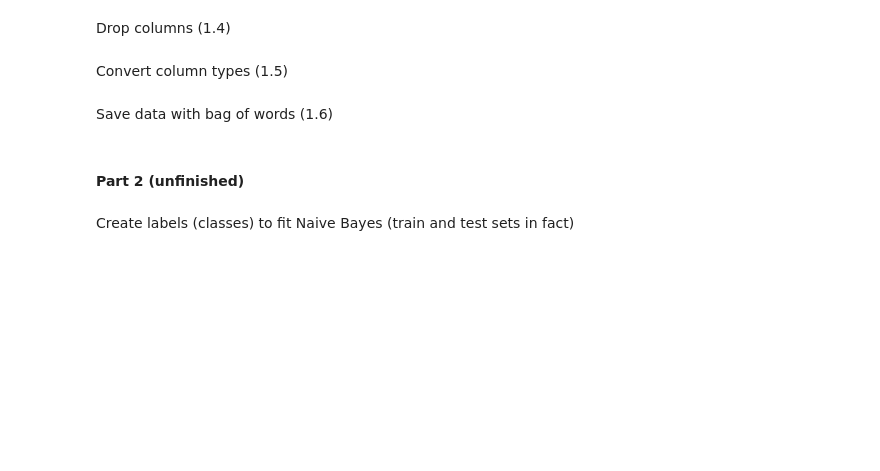
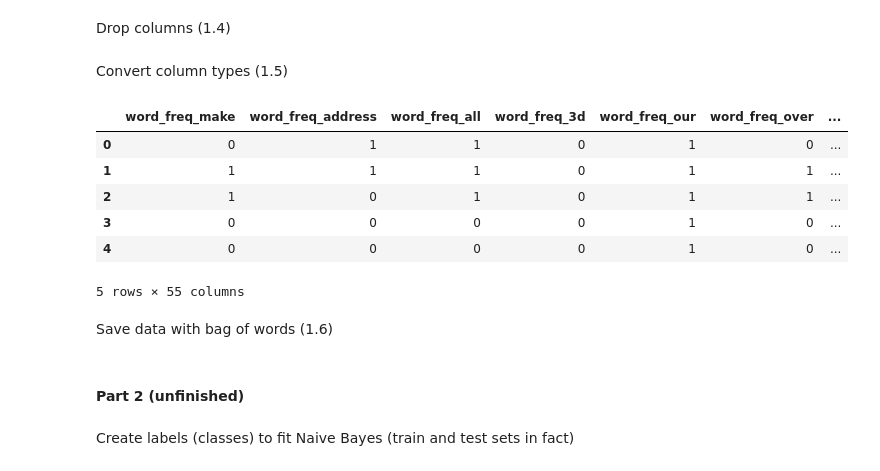
Before and after one commit to roaffix/ipt-kpi-am, a Jupyter notebook: Introductory Applied Machine Learning/Problems/Problem 1.ipynb, the cells around one changed output. Drawn from its saved outputs; the diff is of its cells as text; code cells hidden in the pictures; blank space fills up the shorter version.

```diff
--- a/Introductory Applied Machine Learning/Problems/Problem 1.ipynb
+++ b/Introductory Applied Machine Learning/Problems/Problem 1.ipynb
@@ -61,6 +71,16 @@ def object_to_str(df, inplace=False, str_to_bool=False):
 spambase = numberic_to_bool(spambase)
 # %%
 spambase = object_to_str(spambase, False, True)
+# %%
+spambase.head()
+# %% [output]
+|  | word_freq_make | word_freq_address | word_freq_all | word_freq_3d | word_freq_our | word_freq_over | ... |
+| 0 | 0 | 1 | 1 | 0 | 1 | 0 | ... |
+| 1 | 1 | 1 | 1 | 0 | 1 | 1 | ... |
+| 2 | 1 | 0 | 1 | 0 | 1 | 1 | ... |
+| 3 | 0 | 0 | 0 | 0 | 1 | 0 | ... |
+| 4 | 0 | 0 | 0 | 0 | 1 | 0 | ... |
+5 rows × 55 columns
 # %% [markdown]
 Save data with bag of words (1.6)
 # %%
```
Also changed, not shown: parts of 8 cells of this notebook.
